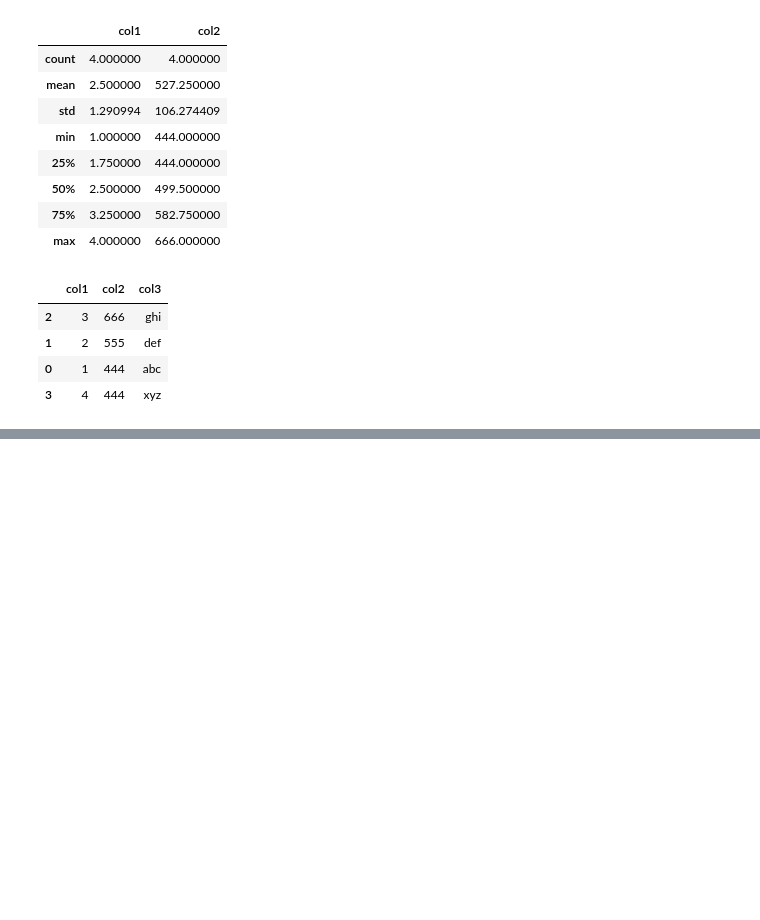
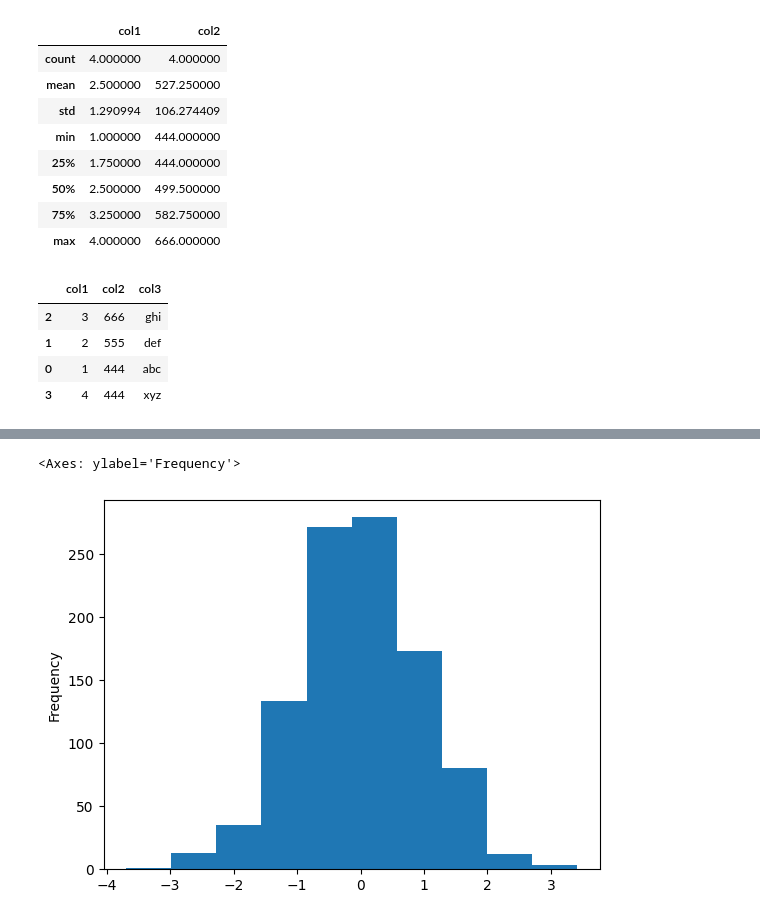
Before and after one commit to Ayush-hm/AI-Toolbox, a Jupyter notebook: Time_Series_Forecasting_using_Python.ipynb, the cells around one changed output, grey strips where cells are left out. Drawn from its saved outputs; the diff is of its cells as text; code cells hidden in the pictures; blank space fills up the shorter version.

Commit message:
Plots

```diff
--- a/Time_Series_Forecasting_using_Python.ipynb
+++ b/Time_Series_Forecasting_using_Python.ipynb
@@ -706,0 +709,2 @@ df.sort_values('col2', ascending=False)
+# %%
+df1=pd.read_csv('/content/df1.csv',index_col=0)
@@ -706,0 +730,5 @@ df.sort_values('col2', ascending=False)
+# %%
+df1['A'].plot.hist()
+# %% [output]
+<Axes: ylabel='Frequency'>
+[figure, added]
```
Also changed, not shown: parts of 21 cells of this notebook.
